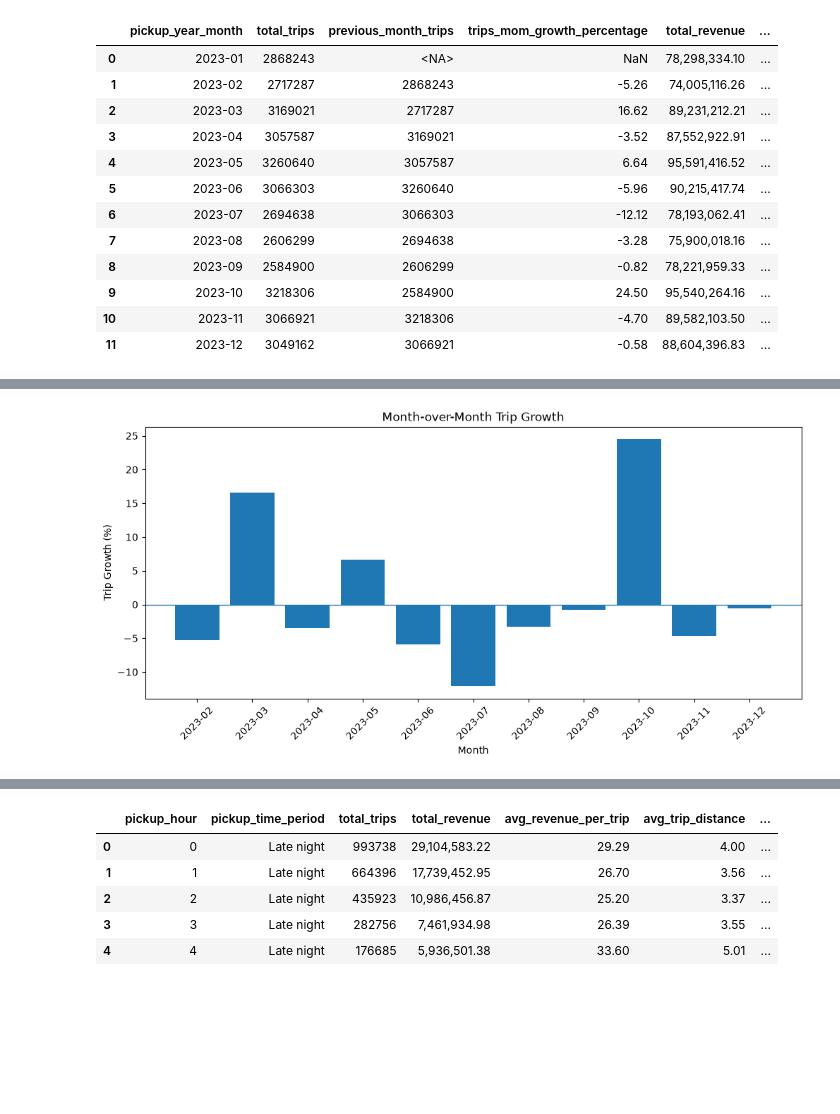
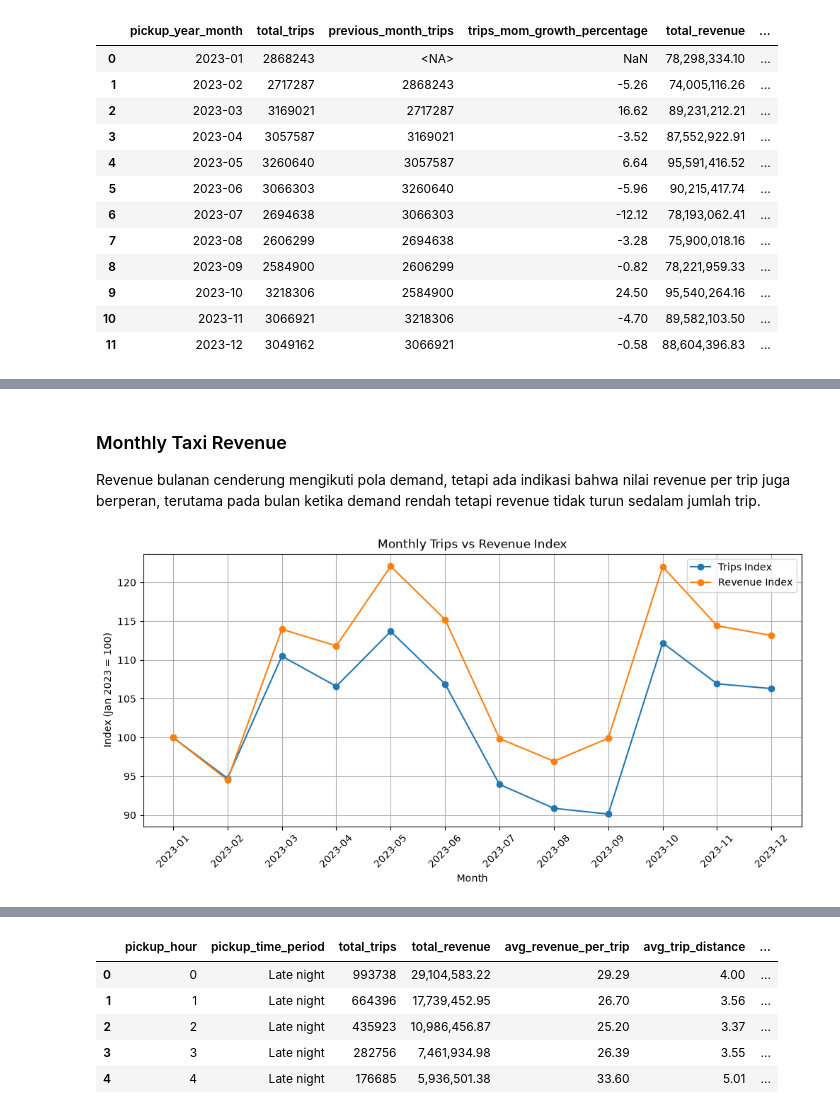
Before and after one commit to sidiqqm/nyc-taxi-trips, a Jupyter notebook: notebooks/01_python_eda.ipynb, the cells around one changed output, grey strips where cells are left out. Cells and saved outputs as stored; diff of their text form; code cells hidden in the pictures; blank space fills up the shorter version.

```diff
--- a/notebooks/01_python_eda.ipynb
+++ b/notebooks/01_python_eda.ipynb
@@ -137,11 +150,24 @@ plt.show()
-# %%
-plt.figure(figsize=(12, 5))
-plt.bar(df_monthly["pickup_year_month"], df_monthly["trips_mom_growth_percentage"])
-plt.title("Month-over-Month Trip Growth")
-plt.xlabel("Month")
-plt.ylabel("Trip Growth (%)")
-plt.xticks(rotation=45)
-plt.axhline(0, linewidth=1)
-plt.show()
-# %% [output]
-[figure, removed]
+# %% [markdown]
+### Monthly Taxi Revenue
+Revenue bulanan cenderung mengikuti pola demand, tetapi ada indikasi bahwa nilai revenue per trip juga berperan, terutama pada bulan ketika demand rendah tetapi revenue tidak turun sedalam jumlah trip.
+# %%
+df_monthly["trips_index"] = (
+    df_monthly["total_trips"] / df_monthly["total_trips"].iloc[0] * 100
+)
+
+df_monthly["revenue_index"] = (
+    df_monthly["total_revenue"] / df_monthly["total_revenue"].iloc[0] * 100
+)
+
+plt.figure(figsize=(12, 5))
+plt.plot(df_monthly["pickup_year_month"], df_monthly["trips_index"], marker="o", label="Trips Index")
+plt.plot(df_monthly["pickup_year_month"], df_monthly["revenue_index"], marker="o", label="Revenue Index")
+plt.title("Monthly Trips vs Revenue Index")
+plt.xlabel("Month")
+plt.ylabel("Index (Jan 2023 = 100)")
+plt.xticks(rotation=45)
+plt.grid(True)
+plt.legend()
+plt.show()
+# %% [output]
+[figure, added]
```
Also changed, not shown: parts of 16 cells of this notebook.
